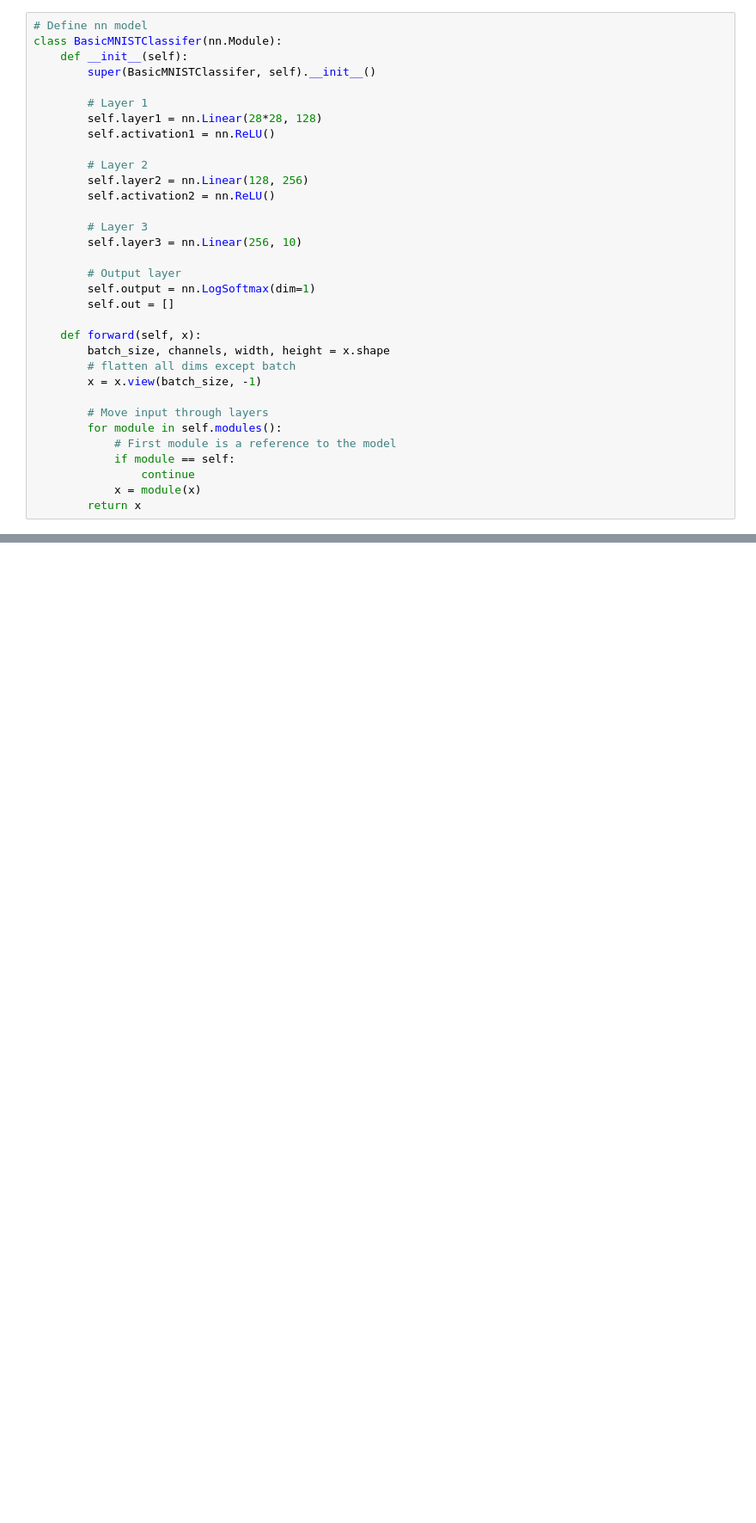
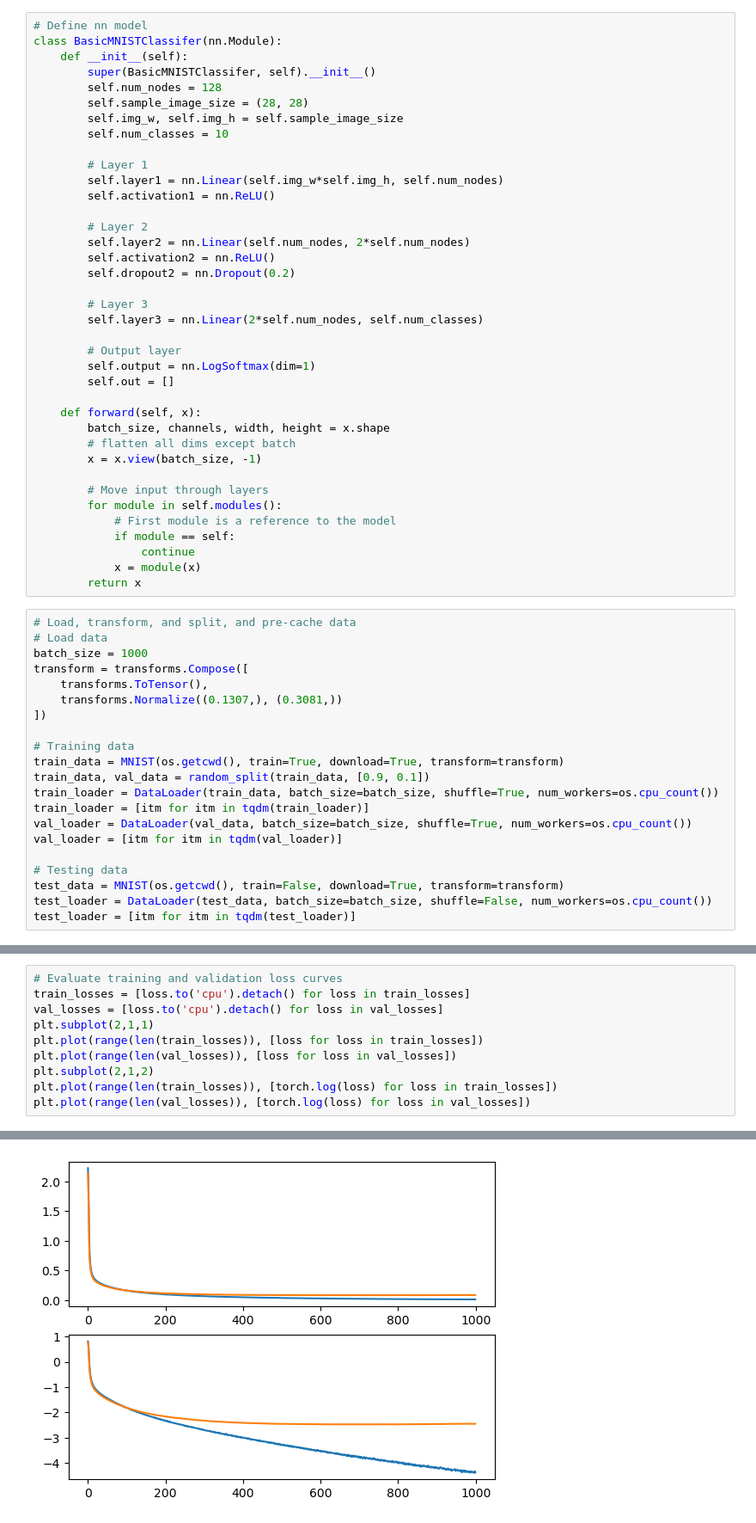
Before and after one commit to wstreyer/MNIST, a Jupyter notebook: Basic_MNIST_Classifier.ipynb, the cells around one changed output, grey strips where cells are left out. Shown: that part at 86% size. Cells and saved outputs as stored; diff of their text form; blank space fills up the shorter version.

```diff
--- a/Basic_MNIST_Classifier.ipynb
+++ b/Basic_MNIST_Classifier.ipynb
@@ -12,17 +13,22 @@ from torch.utils.data import DataLoader, random_split
 class BasicMNISTClassifer(nn.Module):
     def __init__(self):
         super(BasicMNISTClassifer, self).__init__()
+        self.num_nodes = 128
+        self.sample_image_size = (28, 28)
+        self.img_w, self.img_h = self.sample_image_size
+        self.num_classes = 10
 
         # Layer 1
-        self.layer1 = nn.Linear(28*28, 128)
+        self.layer1 = nn.Linear(self.img_w*self.img_h, self.num_nodes)
         self.activation1 = nn.ReLU()
 
         # Layer 2
-        self.layer2 = nn.Linear(128, 256)
+        self.layer2 = nn.Linear(self.num_nodes, 2*self.num_nodes)
         self.activation2 = nn.ReLU()
+        self.dropout2 = nn.Dropout(0.2)
 
         # Layer 3
-        self.layer3 = nn.Linear(256, 10)
+        self.layer3 = nn.Linear(2*self.num_nodes, self.num_classes)
 
         # Output layer
         self.output = nn.LogSoftmax(dim=1)
@@ -40,3 +46,24 @@ class BasicMNISTClassifer(nn.Module):
                 continue
             x = module(x)
         return x
+# %%
+# Load, transform, and split, and pre-cache data
+# Load data
+batch_size = 1000
+transform = transforms.Compose([
+    transforms.ToTensor(),
+    transforms.Normalize((0.1307,), (0.3081,))
+])
+
+# Training data
+train_data = MNIST(os.getcwd(), train=True, download=True, transform=transform)
+train_data, val_data = random_split(train_data, [0.9, 0.1])
+train_loader = DataLoader(train_data, batch_size=batch_size, shuffle=True, num_workers=os.cpu_count())
+train_loader = [itm for itm in tqdm(train_loader)]
+val_loader = DataLoader(val_data, batch_size=batch_size, shuffle=True, num_workers=os.cpu_count())
+val_loader = [itm for itm in tqdm(val_loader)]
+
+# Testing data
+test_data = MNIST(os.getcwd(), train=False, download=True, transform=transform)
+test_loader = DataLoader(test_data, batch_size=batch_size, shuffle=False, num_workers=os.cpu_count())
+test_loader = [itm for itm in tqdm(test_loader)]
@@ -42,0 +157,11 @@ class BasicMNISTClassifer(nn.Module):
+# %%
+# Evaluate training and validation loss curves
+train_losses = [loss.to('cpu').detach() for loss in train_losses]
+val_losses = [loss.to('cpu').detach() for loss in val_losses]
+plt.subplot(2,1,1)
+plt.plot(range(len(train_losses)), [loss for loss in train_losses])
+plt.plot(range(len(val_losses)), [loss for loss in val_losses])
+plt.subplot(2,1,2)
+plt.plot(range(len(train_losses)), [torch.log(loss) for loss in train_losses])
+plt.plot(range(len(val_losses)), [torch.log(loss) for loss in val_losses])
+# %% [output]
@@ -42,0 +169 @@ class BasicMNISTClassifer(nn.Module):
+[figure, added]
```
Also changed, not shown: parts of 19 cells of this notebook.
